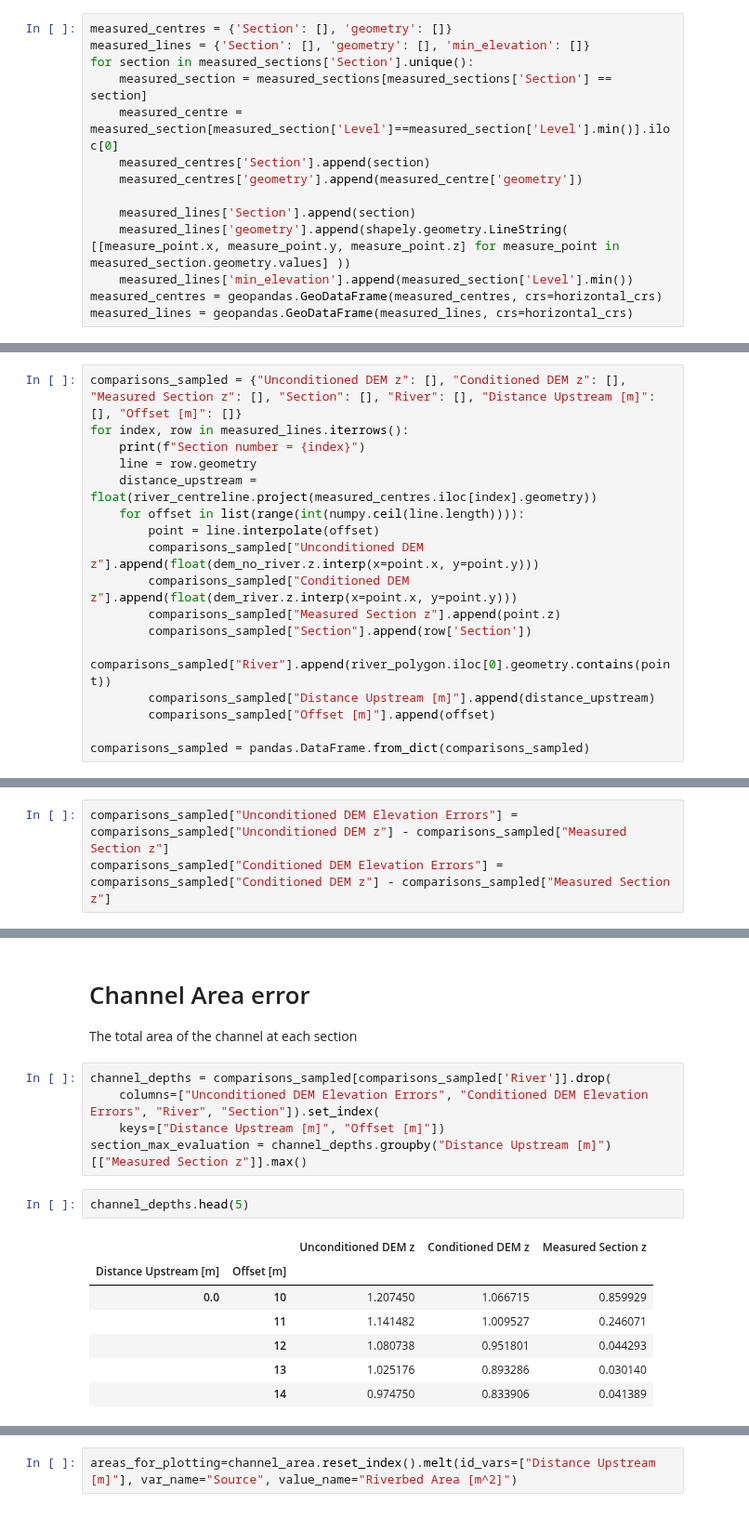
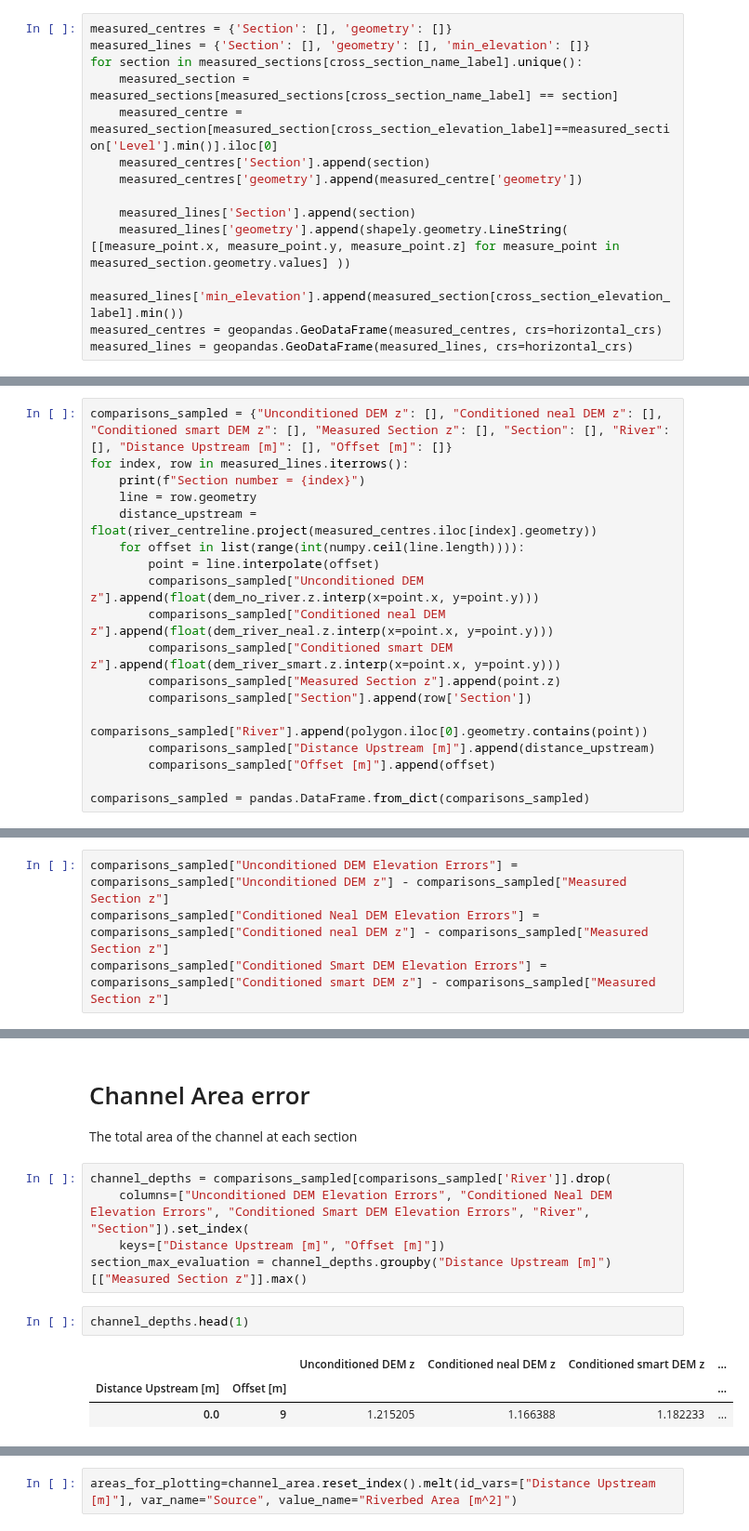
Before and after one commit to rosepearson/Hydrologic-DEMs-scripts, a Jupyter notebook: jupyter_notebooks/river_bathymetry/waikanae_paper_plots.ipynb, the cells around one changed output, grey strips where cells are left out. Shown at 93% size. Cells and saved outputs as stored; diff of their text form.

```diff
--- a/jupyter_notebooks/river_bathymetry/waikanae_paper_plots.ipynb
+++ b/jupyter_notebooks/river_bathymetry/waikanae_paper_plots.ipynb
@@ -72,15 +79,15 @@ measured_sections.head(2)
 # %%
 measured_centres = {'Section': [], 'geometry': []}
 measured_lines = {'Section': [], 'geometry': [], 'min_elevation': []}
-for section in measured_sections['Section'].unique():
-    measured_section = measured_sections[measured_sections['Section'] == section]
-    measured_centre = measured_section[measured_section['Level']==measured_section['Level'].min()].iloc[0]
+for section in measured_sections[cross_section_name_label].unique():
+    measured_section = measured_sections[measured_sections[cross_section_name_label] == section]
+    measured_centre = measured_section[measured_section[cross_section_elevation_label]==measured_section['Level'].min()].iloc[0]
     measured_centres['Section'].append(section)
     measured_centres['geometry'].append(measured_centre['geometry'])
 
     measured_lines['Section'].append(section)
     measured_lines['geometry'].append(shapely.geometry.LineString( [[measure_point.x, measure_point.y, measure_point.z] for measure_point in measured_section.geometry.values] ))
-    measured_lines['min_elevation'].append(measured_section['Level'].min())
+    measured_lines['min_elevation'].append(measured_section[cross_section_elevation_label].min())
 measured_centres = geopandas.GeoDataFrame(measured_centres, crs=horizontal_crs)
 measured_lines = geopandas.GeoDataFrame(measured_lines, crs=horizontal_crs)
 # %% [markdown]
@@ -98,7 +105,7 @@ measured_lines.plot(ax=ax)
 # Sample every 1m
 Use Linear interpolation in between
 # %%
-comparisons_sampled = {"Unconditioned DEM z": [], "Conditioned DEM z": [], "Measured Section z": [], "Section": [], "River": [], "Distance Upstream [m]": [], "Offset [m]": []}
+comparisons_sampled = {"Unconditioned DEM z": [], "Conditioned neal DEM z": [], "Conditioned smart DEM z": [], "Measured Section z": [], "Section": [], "River": [], "Distance Upstream [m]": [], "Offset [m]": []}
 for index, row in measured_lines.iterrows():
     print(f"Section number = {index}")
     line = row.geometry
@@ -106,10 +113,11 @@ for index, row in measured_lines.iterrows():
     for offset in list(range(int(numpy.ceil(line.length)))):
         point = line.interpolate(offset)
         comparisons_sampled["Unconditioned DEM z"].append(float(dem_no_river.z.interp(x=point.x, y=point.y)))
-        comparisons_sampled["Conditioned DEM z"].append(float(dem_river.z.interp(x=point.x, y=point.y)))
+        comparisons_sampled["Conditioned neal DEM z"].append(float(dem_river_neal.z.interp(x=point.x, y=point.y)))
+        comparisons_sampled["Conditioned smart DEM z"].append(float(dem_river_smart.z.interp(x=point.x, y=point.y)))
         comparisons_sampled["Measured Section z"].append(point.z)
         comparisons_sampled["Section"].append(row['Section'])
-        comparisons_sampled["River"].append(river_polygon.iloc[0].geometry.contains(point))
+        comparisons_sampled["River"].append(polygon.iloc[0].geometry.contains(point))
         comparisons_sampled["Distance Upstream [m]"].append(distance_upstream)
         comparisons_sampled["Offset [m]"].append(offset)
 
@@ -137,7 +145,8 @@ Section number = 58
 95% confidence interval plot for the errors along each section in the river
 # %%
 comparisons_sampled["Unconditioned DEM Elevation Errors"] = comparisons_sampled["Unconditioned DEM z"] - comparisons_sampled["Measured Section z"]
-comparisons_sampled["Conditioned DEM Elevation Errors"] = comparisons_sampled["Conditioned DEM z"] - comparisons_sampled["Measured Section z"]
+comparisons_sampled["Conditioned Neal DEM Elevation Errors"] = comparisons_sampled["Conditioned neal DEM z"] - comparisons_sampled["Measured Section z"]
+comparisons_sampled["Conditioned Smart DEM Elevation Errors"] = comparisons_sampled["Conditioned smart DEM z"] - comparisons_sampled["Measured Section z"]
 # %%
 comparisons_sampled.head(1)
 # %% [output]
@@ -165,19 +192,15 @@ seaborn.lineplot(ax=ax, data=comparisons_for_plotting[comparisons_for_plotting["
 The total area of the channel at each section
 # %%
 channel_depths = comparisons_sampled[comparisons_sampled['River']].drop(
-    columns=["Unconditioned DEM Elevation Errors", "Conditioned DEM Elevation Errors", "River", "Section"]).set_index(
+    columns=["Unconditioned DEM Elevation Errors", "Conditioned Neal DEM Elevation Errors", "Conditioned Smart DEM Elevation Errors", "River", "Section"]).set_index(
     keys=["Distance Upstream [m]", "Offset [m]"])
 section_max_evaluation = channel_depths.groupby("Distance Upstream [m]")[["Measured Section z"]].max()
 # %%
-channel_depths.head(5)
+channel_depths.head(1)
 # %% [output]
-|  |  | Unconditioned DEM z | Conditioned DEM z | Measured Section z |
-| Distance Upstream [m] | Offset [m] |  |  |  |
-| 0.0 | 10 | 1.207450 | 1.066715 | 0.859929 |
-|  | 11 | 1.141482 | 1.009527 | 0.246071 |
-|  | 12 | 1.080738 | 0.951801 | 0.044293 |
-|  | 13 | 1.025176 | 0.893286 | 0.030140 |
-|  | 14 | 0.974750 | 0.833906 | 0.041389 |
+|  |  | Unconditioned DEM z | Conditioned neal DEM z | Conditioned smart DEM z | ... |
+| Distance Upstream [m] | Offset [m] |  |  |  | ... |
+| 0.0 | 9 | 1.215205 | 1.166388 | 1.182233 | ... |
 # %%
 # Some hacky code to subtract the max elevation from each column in turn
 channel_depths["Measured Section"] = section_max_evaluation - channel_depths[["Measured Section z"]]
```
Also changed, not shown: parts of 61 cells of this notebook.
